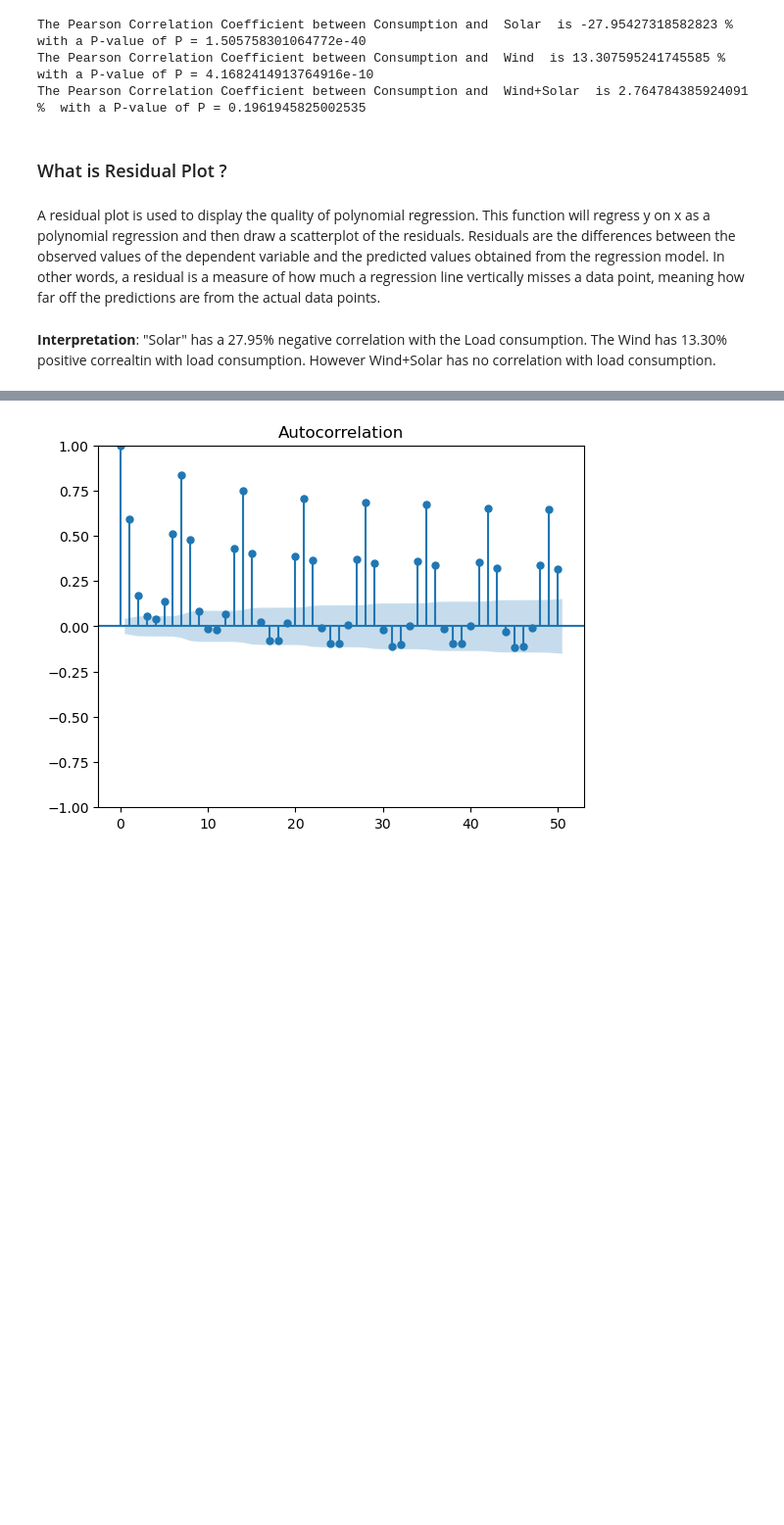
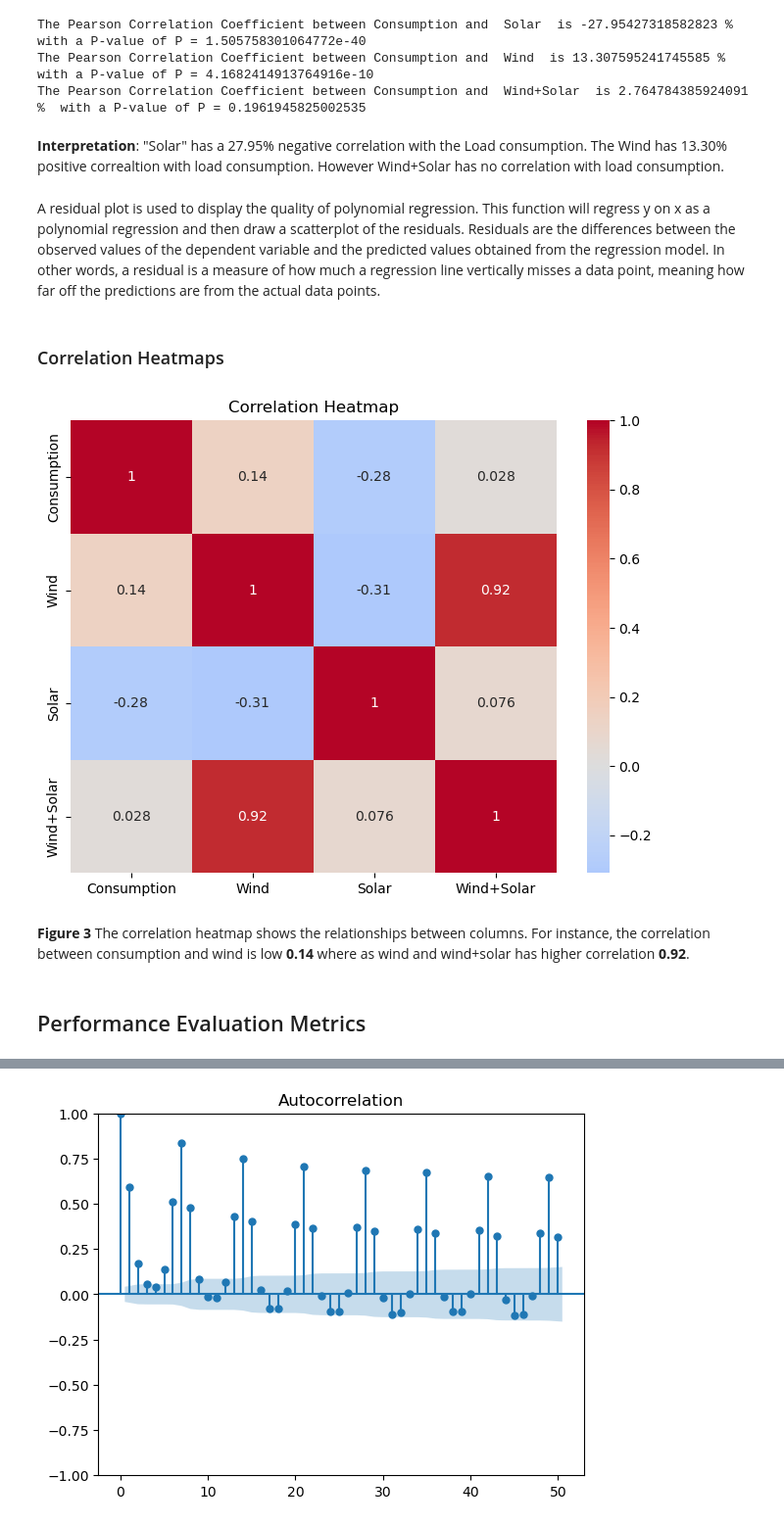
Before and after one commit to krishna0890227/CdeAR, a Jupyter notebook: Forecasting_and_Analysis.ipynb, the cells around one changed output, grey strips where cells are left out. Shown at 98% size. Saved outputs shown, nothing was run; the diff lists cells and outputs as text; code cells hidden in the pictures; blank space fills up the shorter version.

```diff
--- a/Forecasting_and_Analysis.ipynb
+++ b/Forecasting_and_Analysis.ipynb
@@ -183,10 +203,21 @@ for param in ["Solar", "Wind","Wind+Solar"]:
 The Pearson Correlation Coefficient between Consumption and  Solar  is -27.95427318582823 %  with a P-value of P = 1.505758301064772e-40
 The Pearson Correlation Coefficient between Consumption and  Wind  is 13.307595241745585 %  with a P-value of P = 4.1682414913764916e-10
 The Pearson Correlation Coefficient between Consumption and  Wind+Solar  is 2.764784385924091 %  with a P-value of P = 0.1961945825002535
-# %% [markdown]
-### What is Residual Plot ?
-# %% [markdown]
-A residual plot is used to display the quality of polynomial regression. This function will regress y on x as a polynomial regression and then draw a scatterplot of the residuals.
-Residuals are the differences between the observed values of the dependent variable and the predicted values obtained from the regression model. In other words, a residual is a measure of how much a regression line vertically misses a data point, meaning how far off the predictions are from the actual data points.
 # %% [markdown]
-**Interpretation**: "Solar" has a 27.95% negative correlation with the Load consumption. The Wind has 13.30% positive correaltin with load consumption. However Wind+Solar has no correlation with load consumption.
+**Interpretation**: "Solar" has a 27.95% negative correlation with the Load consumption. The Wind has 13.30% positive correaltion with load consumption. However Wind+Solar has no correlation with load consumption.
+# %% [markdown]
+A residual plot is used to display the quality of polynomial regression. This function will regress y on x as a polynomial regression and then draw a scatterplot of the residuals.
+Residuals are the differences between the observed values of the dependent variable and the predicted values obtained from the regression model. In other words, a residual is a measure of how much a regression line vertically misses a data point, meaning how far off the predictions are from the actual data points.
+# %% [markdown]
+### Correlation Heatmaps
+# %%
+plt.figure(figsize=(8, 6))
+sns.heatmap(df.corr(), annot=True, cmap='coolwarm', center=0)
+plt.title('Correlation Heatmap')
+plt.show()
+# %% [output]
+[figure, added]
+# %% [markdown]
+ **Figure 3** The correlation heatmap shows the relationships between columns. For instance, the correlation between consumption and wind is low  **0.14** where as wind and wind+solar has higher correlation **0.92**.
+# %% [markdown]
+## Performance Evaluation Metrics
```
Also changed, not shown: parts of 82 cells of this notebook.
